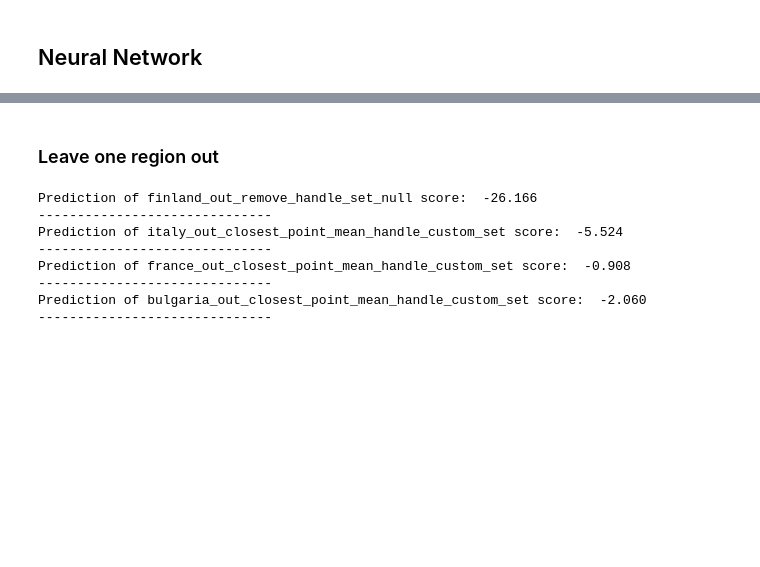
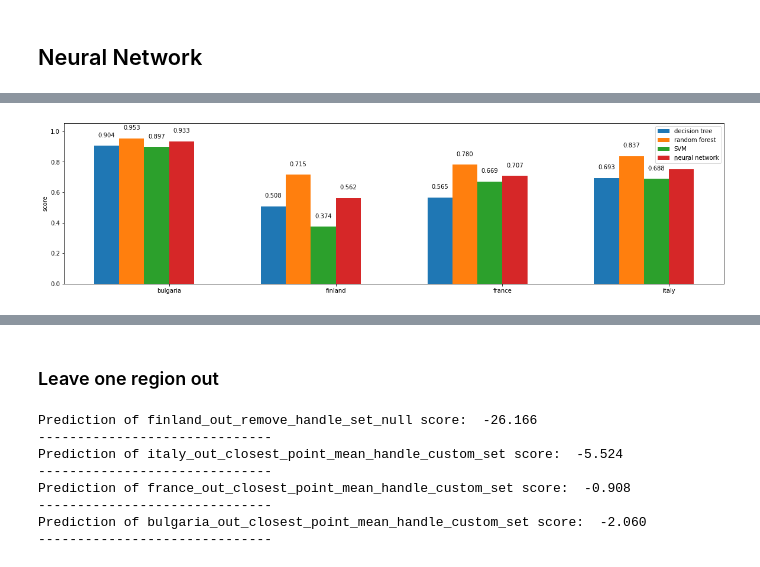
Before and after one commit to vincenzomadaghiele/Regression-of-biodiversity-indicators, a Jupyter notebook: Regression/regression.ipynb, the cells around one changed output, grey strips where cells are left out. Cells and saved outputs as stored; diff of their text form; code cells hidden in the pictures; blank space fills up the shorter version.

```diff
--- a/Regression/regression.ipynb
+++ b/Regression/regression.ipynb
@@ -566,0 +564,4 @@ italy_out_closest_point_mean_handle_custom_set  best all data model score:
+# %%
+plot_score(regional_score_log, regional_label, model_label, 'score')
+# %% [output]
+[figure, added]
```
Also changed, not shown: parts of 30 cells of this notebook, 1 other file.
